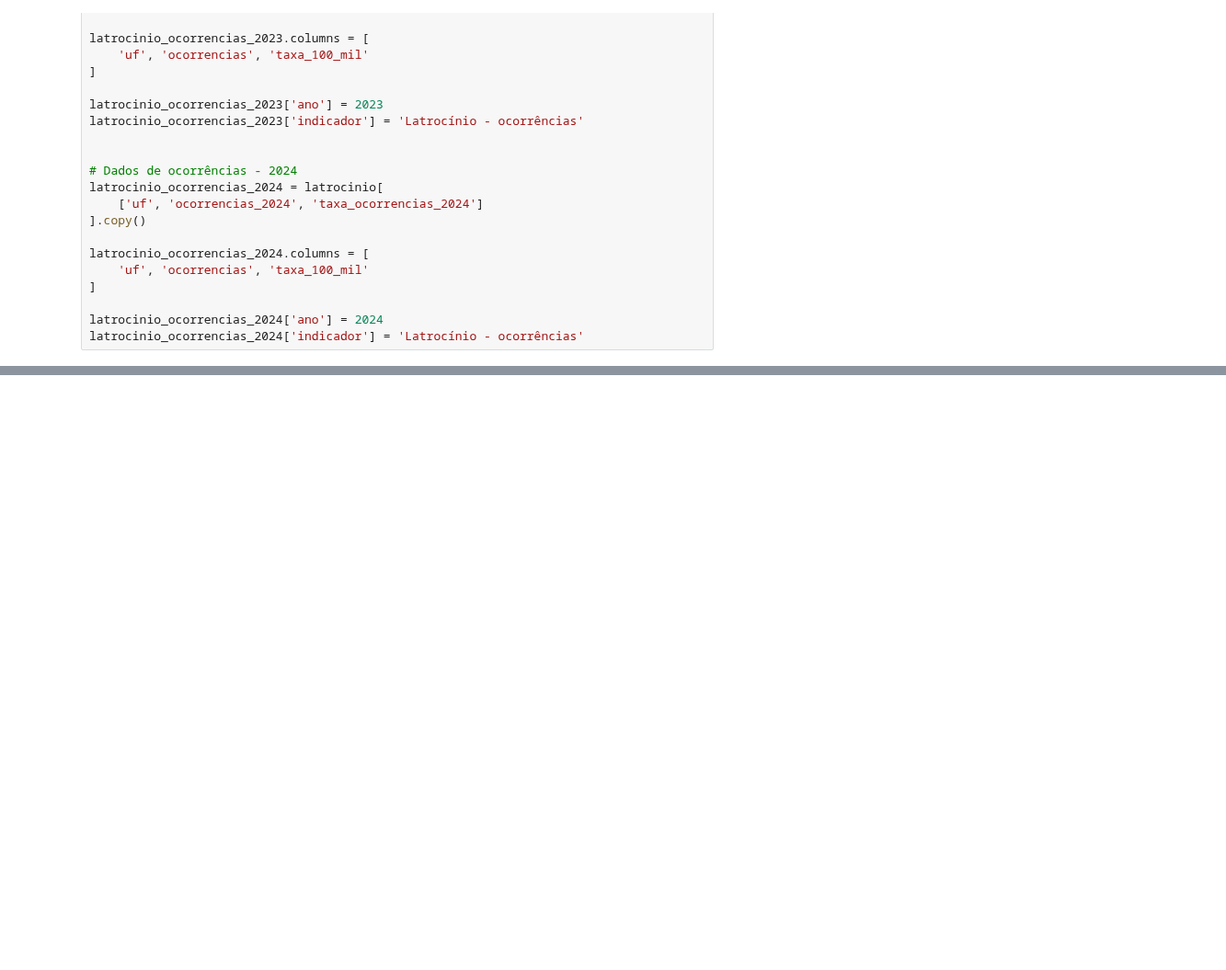
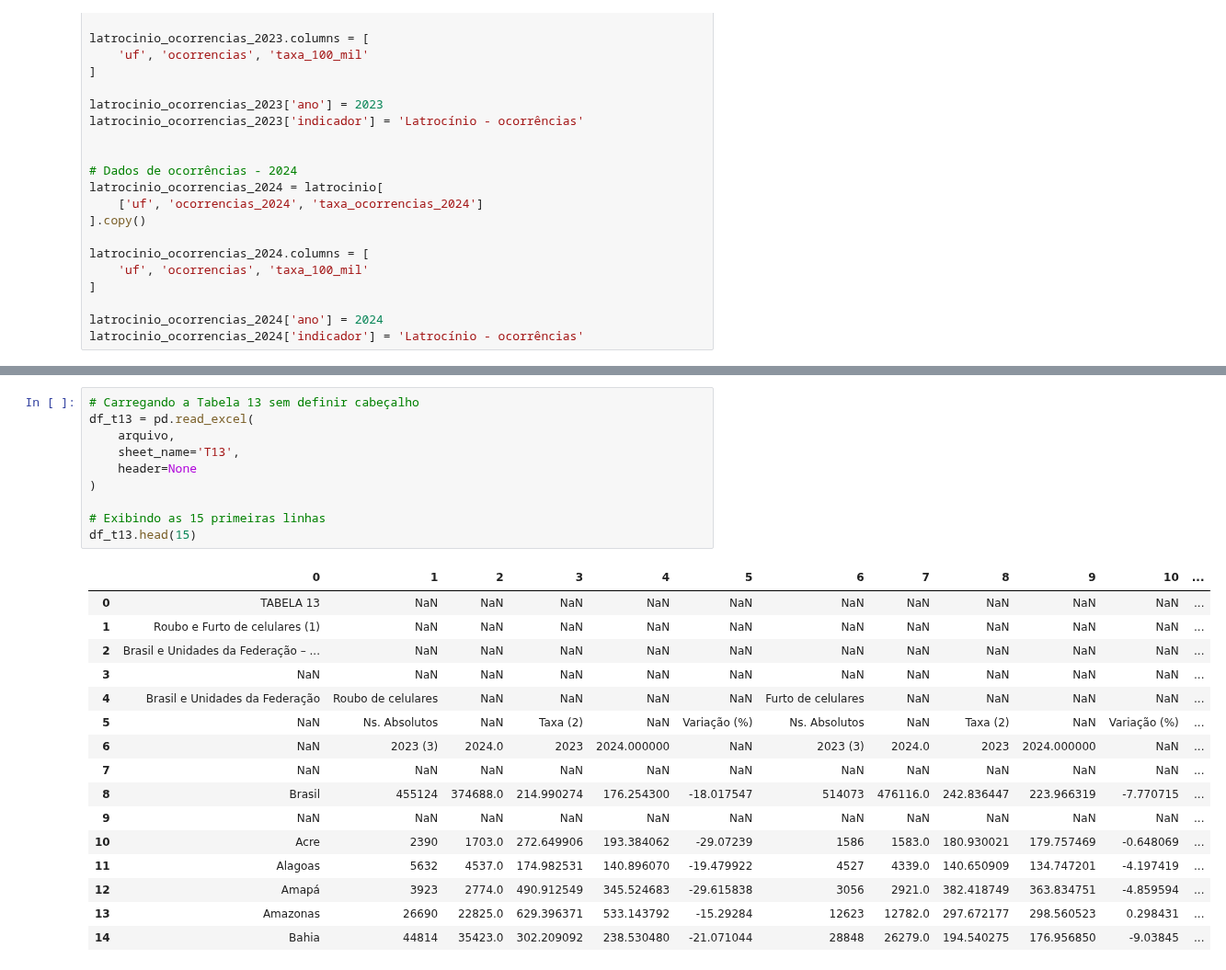
Before and after one commit to rafaelmchcruz/analise-seguranca-publica-brasil, a Jupyter notebook: notebooks/01_inspecao_dados.ipynb, the cells around one changed output, grey strips where cells are left out. Shown at 92% size. Cells and saved outputs as stored; diff of their text form; blank space fills up the shorter version.

```diff
--- a/notebooks/01_inspecao_dados.ipynb
+++ b/notebooks/01_inspecao_dados.ipynb
@@ -472,0 +527,27 @@ dtype: int64
+# %%
+# Carregando a Tabela 13 sem definir cabeçalho
+df_t13 = pd.read_excel(
+    arquivo,
+    sheet_name='T13',
+    header=None
+)
+
+# Exibindo as 15 primeiras linhas
+df_t13.head(15)
+# %% [output]
+|  | 0 | 1 | 2 | 3 | 4 | 5 | 6 | 7 | 8 | 9 | 10 | ... |
+| 0 | TABELA 13 | NaN | NaN | NaN | NaN | NaN | NaN | NaN | NaN | NaN | NaN | ... |
+| 1 | Roubo e Furto de celulares (1) | NaN | NaN | NaN | NaN | NaN | NaN | NaN | NaN | NaN | NaN | ... |
+| 2 | Brasil e Unidades da Federação – ... | NaN | NaN | NaN | NaN | NaN | NaN | NaN | NaN | NaN | NaN | ... |
+| 3 | NaN | NaN | NaN | NaN | NaN | NaN | NaN | NaN | NaN | NaN | NaN | ... |
+| 4 | Brasil e Unidades da Federação | Roubo de celulares | NaN | NaN | NaN | NaN | Furto de celulares | NaN | NaN | NaN | NaN | ... |
+| 5 | NaN | Ns. Absolutos | NaN | Taxa (2) | NaN | Variação (%) | Ns. Absolutos | NaN | Taxa (2) | NaN | Variação (%) | ... |
+| 6 | NaN | 2023 (3) | 2024.0 | 2023 | 2024.000000 | NaN | 2023 (3) | 2024.0 | 2023 | 2024.000000 | NaN | ... |
+| 7 | NaN | NaN | NaN | NaN | NaN | NaN | NaN | NaN | NaN | NaN | NaN | ... |
+| 8 | Brasil | 455124 | 374688.0 | 214.990274 | 176.254300 | -18.017547 | 514073 | 476116.0 | 242.836447 | 223.966319 | -7.770715 | ... |
+| 9 | NaN | NaN | NaN | NaN | NaN | NaN | NaN | NaN | NaN | NaN | NaN | ... |
+| 10 | Acre | 2390 | 1703.0 | 272.649906 | 193.384062 | -29.07239 | 1586 | 1583.0 | 180.930021 | 179.757469 | -0.648069 | ... |
+| 11 | Alagoas | 5632 | 4537.0 | 174.982531 | 140.896070 | -19.479922 | 4527 | 4339.0 | 140.650909 | 134.747201 | -4.197419 | ... |
+| 12 | Amapá | 3923 | 2774.0 | 490.912549 | 345.524683 | -29.615838 | 3056 | 2921.0 | 382.418749 | 363.834751 | -4.859594 | ... |
+| 13 | Amazonas | 26690 | 22825.0 | 629.396371 | 533.143792 | -15.29284 | 12623 | 12782.0 | 297.672177 | 298.560523 | 0.298431 | ... |
+| 14 | Bahia | 44814 | 35423.0 | 302.209092 | 238.530480 | -21.071044 | 28848 | 26279.0 | 194.540275 | 176.956850 | -9.03845 | ... |
```
Also changed, not shown: parts of 81 cells of this notebook, 2 other files.
